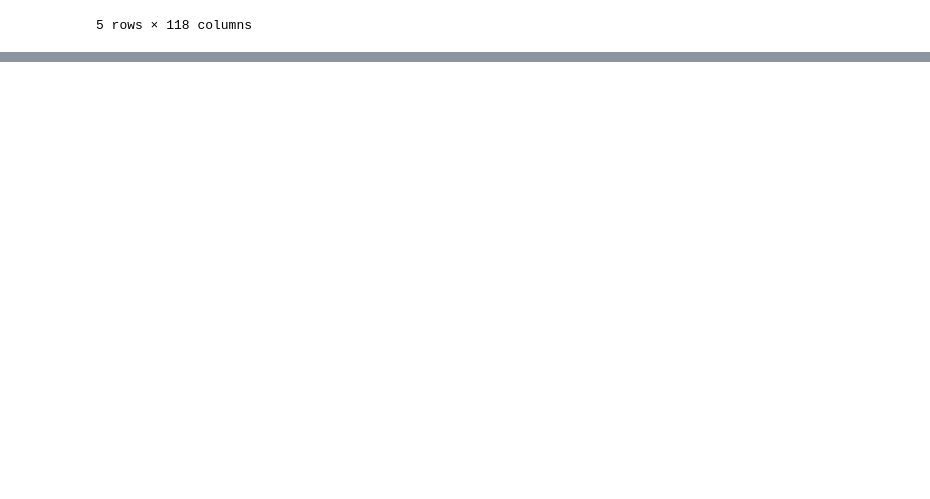
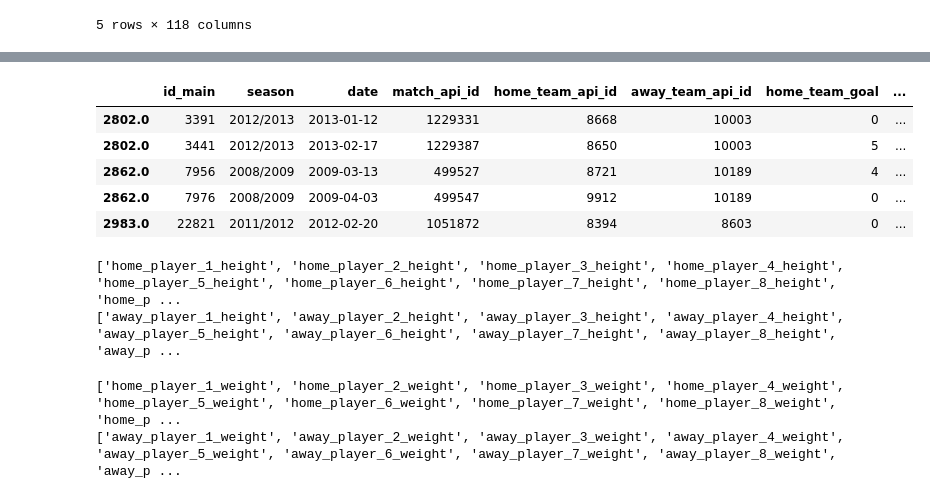
Before and after one commit to mannanrehbari/ml-project-soccer-analysis, a Jupyter notebook: soccer-analysis.ipynb, the cells around one changed output, grey strips where cells are left out. Cells and saved outputs as stored; diff of their text form; code cells hidden in the pictures; blank space fills up the shorter version.

```diff
--- a/soccer-analysis.ipynb
+++ b/soccer-analysis.ipynb
@@ -258,4 +251,6 @@ See the caveats in the documentation: https://pandas.pydata.org/pandas-docs/stab
 # %%
+df_main_nn = no_nans
 print(df_main_nn.shape)
+pd.options.display.max_columns = None
 df_main_nn.tail()
 # %% [output]
@@ -269,0 +264,51 @@ df_main_nn.tail()
+# %%
+df_main_nn.head()
+# %% [output]
+|  | id_main | season | date | match_api_id | home_team_api_id | away_team_api_id | home_team_goal | ... |
+| 2802.0 | 3391 | 2012/2013 | 2013-01-12 | 1229331 | 8668 | 10003 | 0 | ... |
+| 2802.0 | 3441 | 2012/2013 | 2013-02-17 | 1229387 | 8650 | 10003 | 5 | ... |
+| 2862.0 | 7956 | 2008/2009 | 2009-03-13 | 499527 | 8721 | 10189 | 4 | ... |
+| 2862.0 | 7976 | 2008/2009 | 2009-04-03 | 499547 | 9912 | 10189 | 0 | ... |
+| 2983.0 | 22821 | 2011/2012 | 2012-02-20 | 1051872 | 8394 | 8603 | 0 | ... |
+# %%
+# Average Height for teams
+
+hp = 'home_player_'
+hp_col_list_height = [hp+str(i)+'_height' for i in range(1,12)]
+print(hp_col_list_height)
+
+ap = 'away_player_'
+ap_col_list_height = [ap+str(i)+'_height' for i in range(1,12)]
+print(ap_col_list_height)
+
+df_main_nn[hp+'height_total'] = df_main_nn[hp_col_list_height].sum(axis=1)
+df_main_nn[ap+'height_total'] = df_main_nn[ap_col_list_height].sum(axis=1)
+# %% [output]
+['home_player_1_height', 'home_player_2_height', 'home_player_3_height', 'home_player_4_height', 'home_player_5_height', 'home_player_6_height', 'home_player_7_height', 'home_player_8_height', 'home_p ...
+['away_player_1_height', 'away_player_2_height', 'away_player_3_height', 'away_player_4_height', 'away_player_5_height', 'away_player_6_height', 'away_player_7_height', 'away_player_8_height', 'away_p ...
+# %%
+# Average Weight for teams
+
+hp = 'home_player_'
+hp_col_list_weight = [hp+str(i)+'_weight' for i in range(1,12)]
+hp_col_list_age = [hp+str(i)+'_age' for i in range(1,12)]
+print(hp_col_list_weight)
+
+ap = 'away_player_'
+ap_col_list_weight = [ap+str(i)+'_weight' for i in range(1,12)]
+ap_col_list_age = [ap+str(i)+'_age' for i in range(1,12)]
+print(ap_col_list_weight)
+
+
+
+df_main_nn[hp+'weight_total'] = df_main_nn[hp_col_list_weight].sum(axis=1)
+df_main_nn[ap+'weight_total'] = df_main_nn[ap_col_list_weight].sum(axis=1)
+
+df_main_nn[hp+'age_total'] = df_main_nn[hp_col_list_age].sum(axis=1)
+df_main_nn[ap+'age_total'] = df_main_nn[ap_col_list_age].sum(axis=1)
+
+df_main_nn[hp+'age_average'] = (df_main_nn[hp+'age_total']/11)
+df_main_nn[ap+'age_average'] = (df_main_nn[ap+'age_total']/11)
+# %% [output]
+['home_player_1_weight', 'home_player_2_weight', 'home_player_3_weight', 'home_player_4_weight', 'home_player_5_weight', 'home_player_6_weight', 'home_player_7_weight', 'home_player_8_weight', 'home_p ...
+['away_player_1_weight', 'away_player_2_weight', 'away_player_3_weight', 'away_player_4_weight', 'away_player_5_weight', 'away_player_6_weight', 'away_player_7_weight', 'away_player_8_weight', 'away_p ...
```
Also changed, not shown: parts of 15 cells of this notebook.
